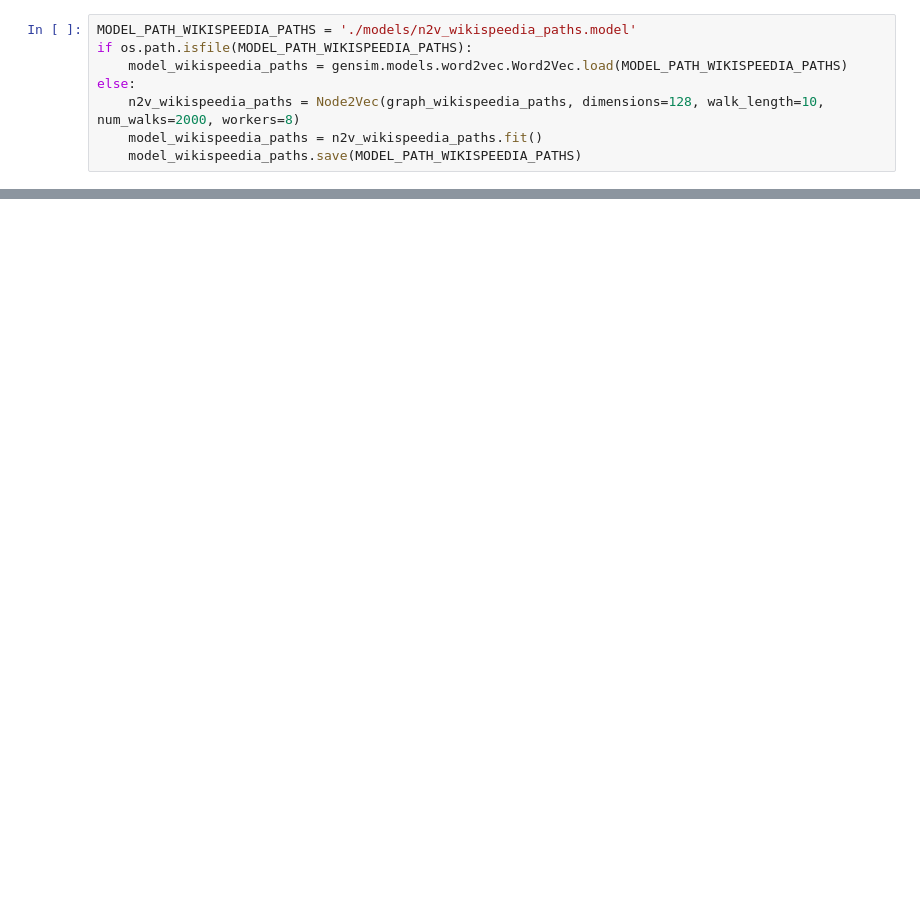
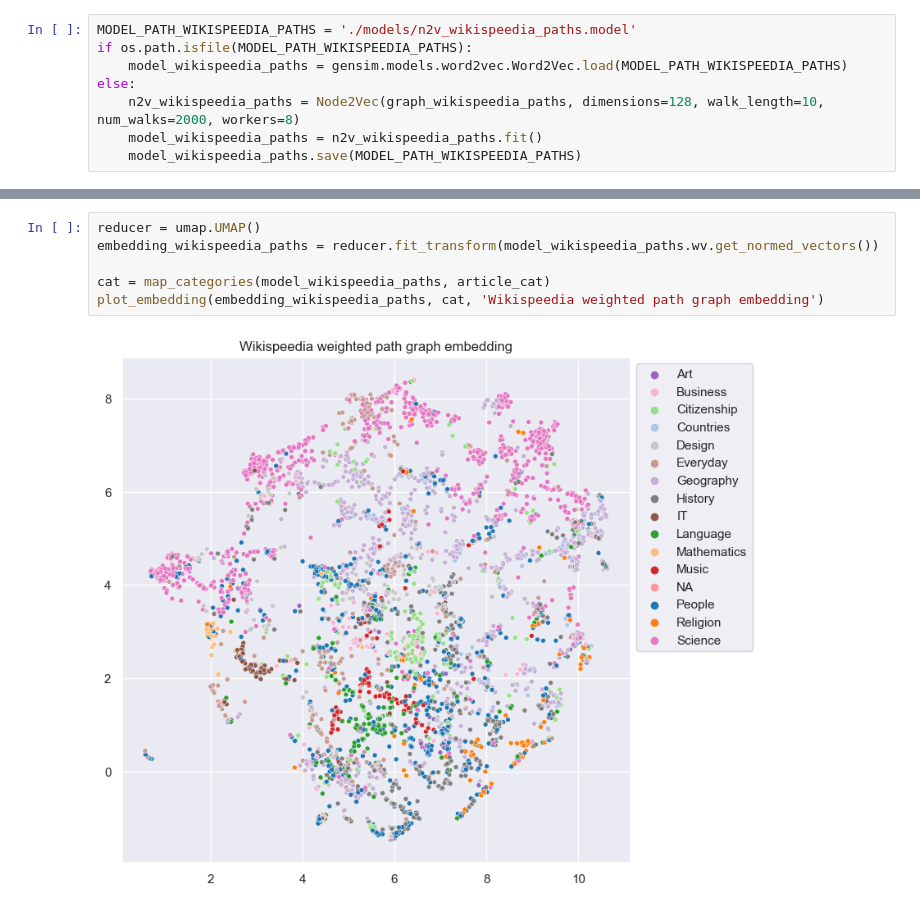
Before and after one commit to epfl-ada/ada-2022-project-deadmaus, a Jupyter notebook: graph_analysis.ipynb, the cells around one changed output, grey strips where cells are left out. Cells and saved outputs as stored; diff of their text form; blank space fills up the shorter version.

```diff
--- a/graph_analysis.ipynb
+++ b/graph_analysis.ipynb
@@ -118,0 +148,8 @@ sns.move_legend(ax, "upper left", bbox_to_anchor=(1, 1))
+# %%
+reducer = umap.UMAP()
+embedding_wikispeedia_paths = reducer.fit_transform(model_wikispeedia_paths.wv.get_normed_vectors())
+
+cat = map_categories(model_wikispeedia_paths, article_cat)
+plot_embedding(embedding_wikispeedia_paths, cat, 'Wikispeedia weighted path graph embedding')
+# %% [output]
+[figure, added]
```
Also changed, not shown: parts of 14 cells of this notebook.
